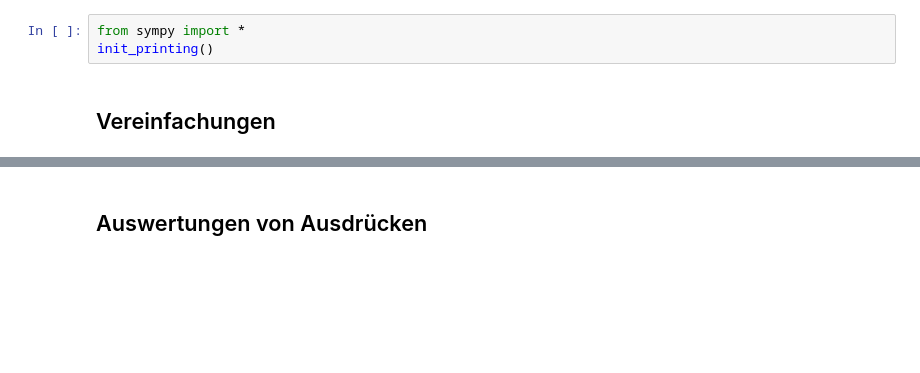
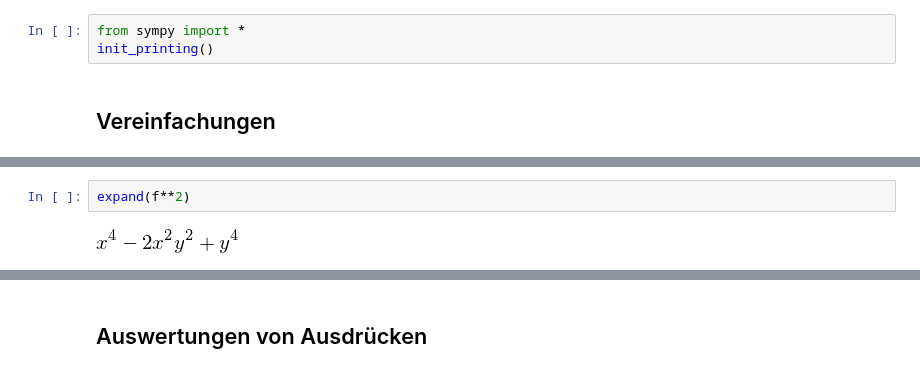
Before and after one commit to Ruediger-Braun/compana16, a Jupyter notebook: Lektion02.ipynb, the cells around one changed output, grey strips where cells are left out. Cells and saved outputs as stored; diff of their text form; blank space fills up the shorter version.

```diff
--- a/Lektion02.ipynb
+++ b/Lektion02.ipynb
@@ -17,3 +23,7 @@ expand(f)
+# %%
+expand(f**2)
+# %% [output]
+[figure, added]
 # %%
 fe = f.expand()
 fe
```
Also changed, not shown: parts of 73 cells of this notebook.
